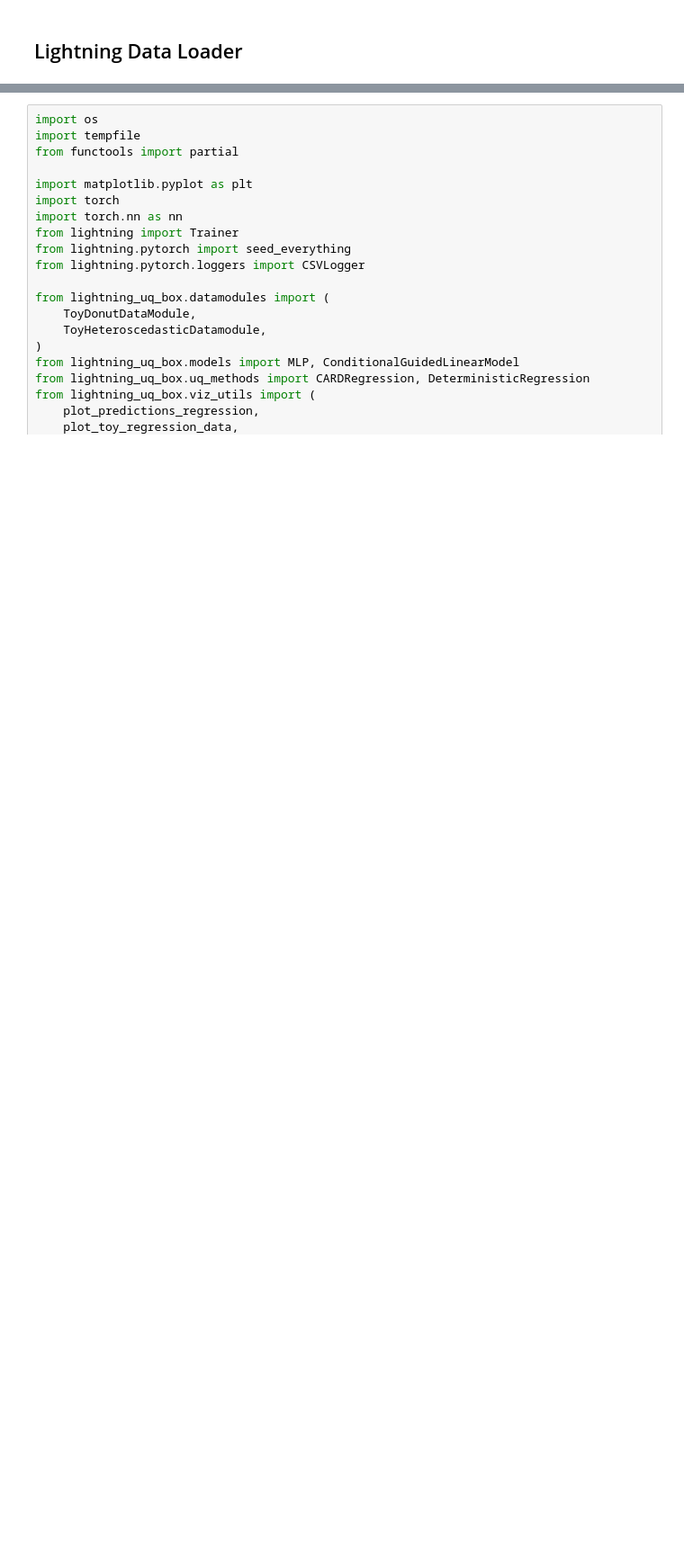
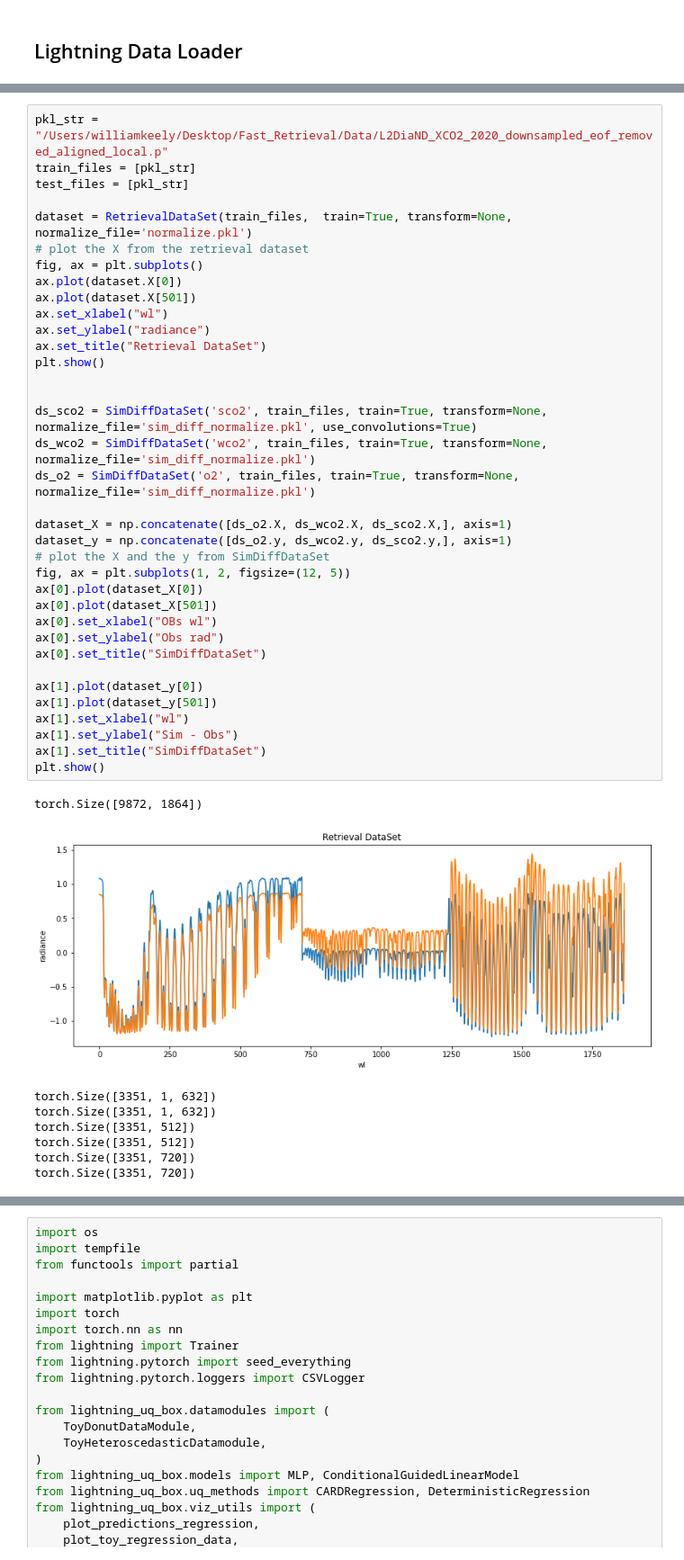
Before and after one commit to wrkhard/Fast_Retrieval, a Jupyter notebook: retrieval_examples.ipynb, the cells around one changed output, grey strips where cells are left out. Shown at 90% size. Saved outputs shown, nothing was run; the diff lists cells and outputs as text; blank space fills up the shorter version.

```diff
--- a/retrieval_examples.ipynb
+++ b/retrieval_examples.ipynb
@@ -395,0 +540,45 @@ class ToyDonutDataModule(LightningDataModule):
+# %%
+pkl_str = "/Users/williamkeely/Desktop/Fast_Retrieval/Data/L2DiaND_XCO2_2020_downsampled_eof_removed_aligned_local.p"
+train_files = [pkl_str]
+test_files = [pkl_str]
+
+dataset = RetrievalDataSet(train_files,  train=True, transform=None, normalize_file='normalize.pkl')
+# plot the X from the retrieval dataset
+fig, ax = plt.subplots()
+ax.plot(dataset.X[0])
+ax.plot(dataset.X[501])
+ax.set_xlabel("wl")
+ax.set_ylabel("radiance")
+ax.set_title("Retrieval DataSet")
+plt.show()
+
+
+ds_sco2 = SimDiffDataSet('sco2', train_files, train=True, transform=None, normalize_file='sim_diff_normalize.pkl', use_convolutions=True)
+ds_wco2 = SimDiffDataSet('wco2', train_files, train=True, transform=None, normalize_file='sim_diff_normalize.pkl')
+ds_o2 = SimDiffDataSet('o2', train_files, train=True, transform=None, normalize_file='sim_diff_normalize.pkl')
+
+dataset_X = np.concatenate([ds_o2.X, ds_wco2.X, ds_sco2.X,], axis=1)
+dataset_y = np.concatenate([ds_o2.y, ds_wco2.y, ds_sco2.y,], axis=1)
+# plot the X and the y from SimDiffDataSet
+fig, ax = plt.subplots(1, 2, figsize=(12, 5))
+ax[0].plot(dataset_X[0])
+ax[0].plot(dataset_X[501])
+ax[0].set_xlabel("OBs wl")
+ax[0].set_ylabel("Obs rad")
+ax[0].set_title("SimDiffDataSet")
+
+ax[1].plot(dataset_y[0])
+ax[1].plot(dataset_y[501])
+ax[1].set_xlabel("wl")
+ax[1].set_ylabel("Sim - Obs")
+ax[1].set_title("SimDiffDataSet")
+plt.show()
+# %% [output]
+torch.Size([9872, 1864])
+[figure, added]
+torch.Size([3351, 1, 632])
+torch.Size([3351, 1, 632])
+torch.Size([3351, 512])
+torch.Size([3351, 512])
+torch.Size([3351, 720])
+torch.Size([3351, 720])
```
Also changed, not shown: parts of 42 cells of this notebook.
